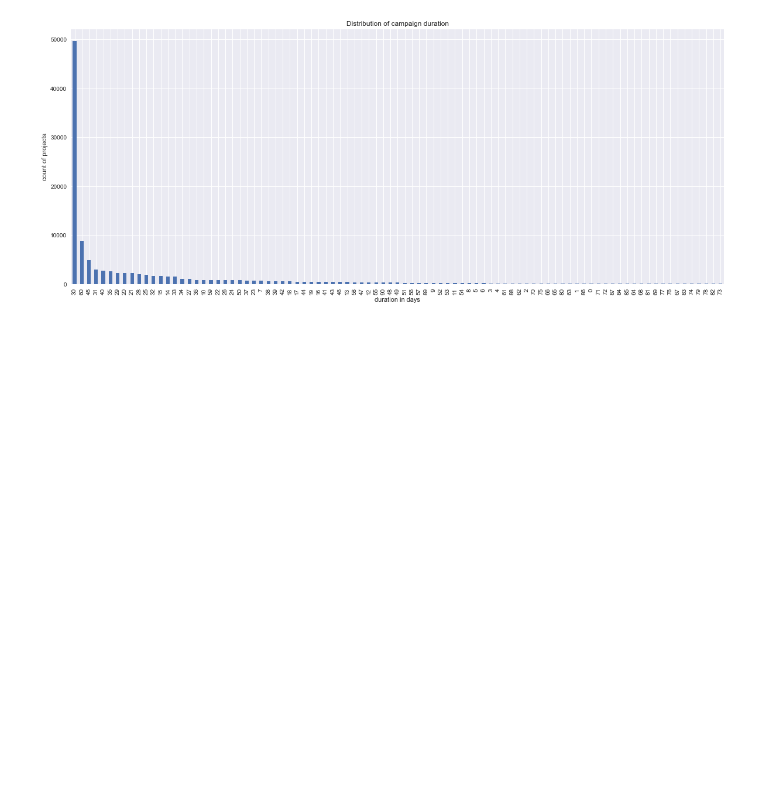
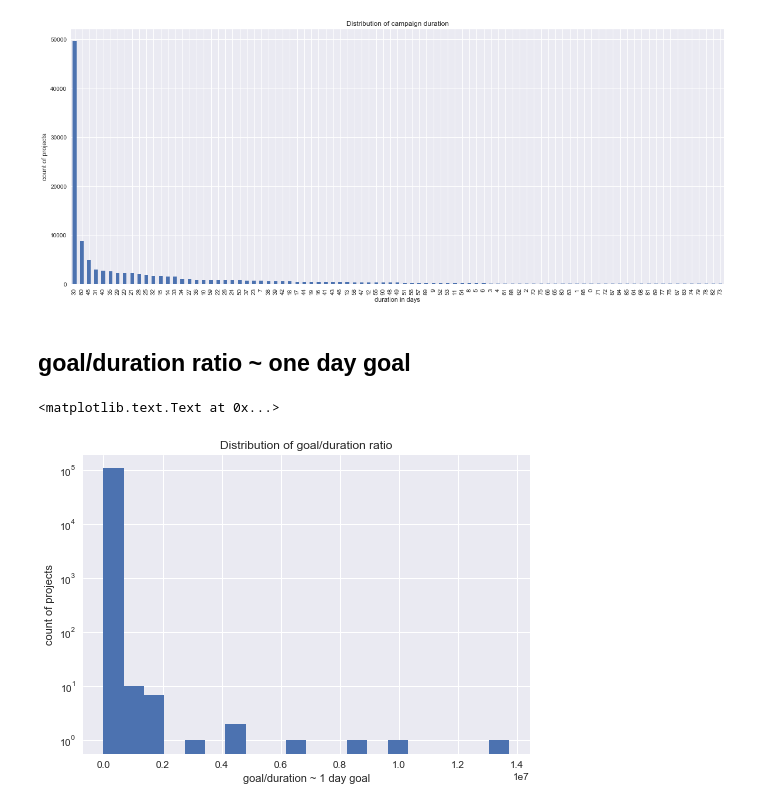
Before and after one commit to blanarik/kickstarter_success_prediction, a Jupyter notebook: 04_Kickstarter_exploratory_data_analysis_dataset_2.ipynb, the cells around one changed output. Saved outputs shown, nothing was run; the diff lists cells and outputs as text; code cells hidden in the pictures; blank space fills up the shorter version.

```diff
--- a/04_Kickstarter_exploratory_data_analysis_dataset_2.ipynb
+++ b/04_Kickstarter_exploratory_data_analysis_dataset_2.ipynb
@@ -425,3 +425,18 @@ plt.title('Distribution of campaign duration')
 # %% [output]
 <matplotlib.text.Text at 0x...>
 [figure]
+# %% [markdown]
+## goal/duration ratio ~ one day goal
+# %%
+df = pd.read_sql("""
+select goal/duration, goal, duration, status, name FROM kickstarter2017.kickstarter_project where status like 'successful' or status like 'failed';
+""", con)
+# %%
+df['goal/duration'].hist(bins=20)
+plt.yscale('log')
+plt.ylabel('count of projects')
+plt.xlabel('goal/duration ~ 1 day goal')
+plt.title('Distribution of goal/duration ratio')
+# %% [output]
+<matplotlib.text.Text at 0x...>
+[figure, added]
```
Also changed, not shown: parts of 14 cells of this notebook.
